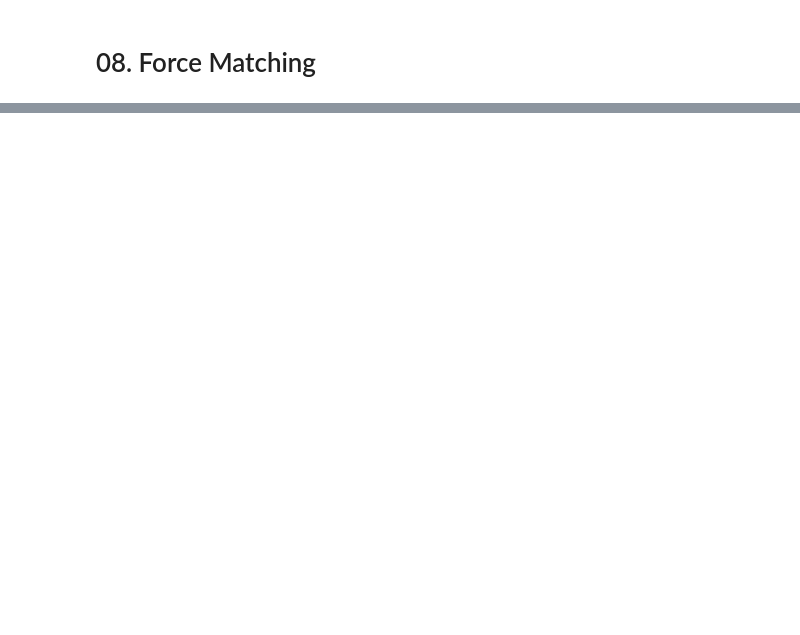
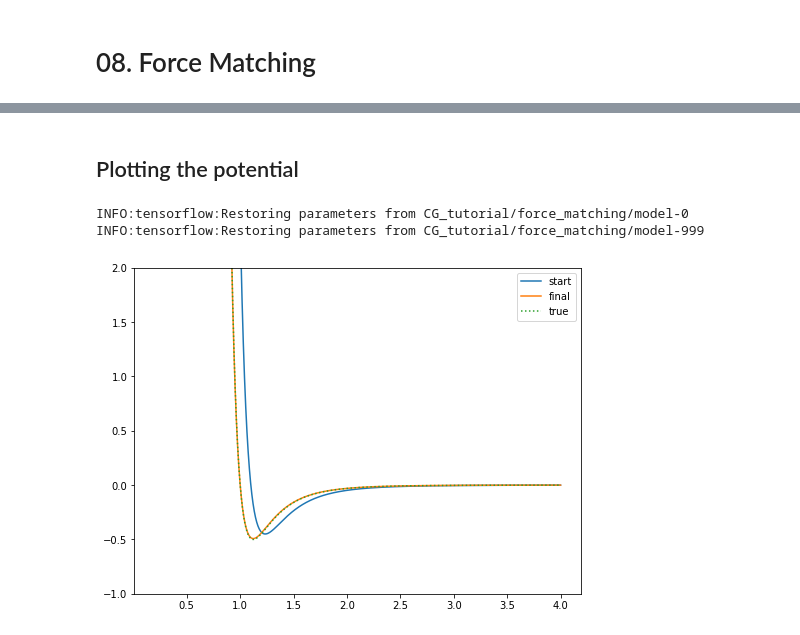
Before and after one commit to ur-whitelab/hoomd-tf, a Jupyter notebook: examples/08. Force Matching.ipynb, the cells around one changed output, grey strips where cells are left out. Cells and saved outputs as stored; diff of their text form; code cells hidden in the pictures; blank space fills up the shorter version.

```diff
--- a/examples/08. Force Matching.ipynb
+++ b/examples/08. Force Matching.ipynb
@@ -147,0 +123,20 @@ plt.show()
+# %% [markdown]
+## Plotting the potential
+# %%
+r = np.linspace(0.2, 4, 1000)
+start_pot = hoomd.htf.compute_pairwise_potential(model_dir, r, 'energy', checkpoint=0)
+end_pot = hoomd.htf.compute_pairwise_potential(model_dir, r, 'energy', checkpoint=-1)
+true_pot = 2 * (r**-12 - r**-6)
+# %% [output]
+INFO:tensorflow:Restoring parameters from CG_tutorial/force_matching/model-0
+INFO:tensorflow:Restoring parameters from CG_tutorial/force_matching/model-999
+# %%
+plt.figure(figsize=(8,6))
+plt.plot(r, start_pot[0], label='start')
+plt.plot(r, end_pot[0], label='final')
+plt.plot(r, true_pot, label='true', linestyle=':')
+plt.legend()
+plt.ylim(-1,2)
+plt.show()
+# %% [output]
+[figure, added]
```
Also changed, not shown: parts of 10 cells of this notebook.
